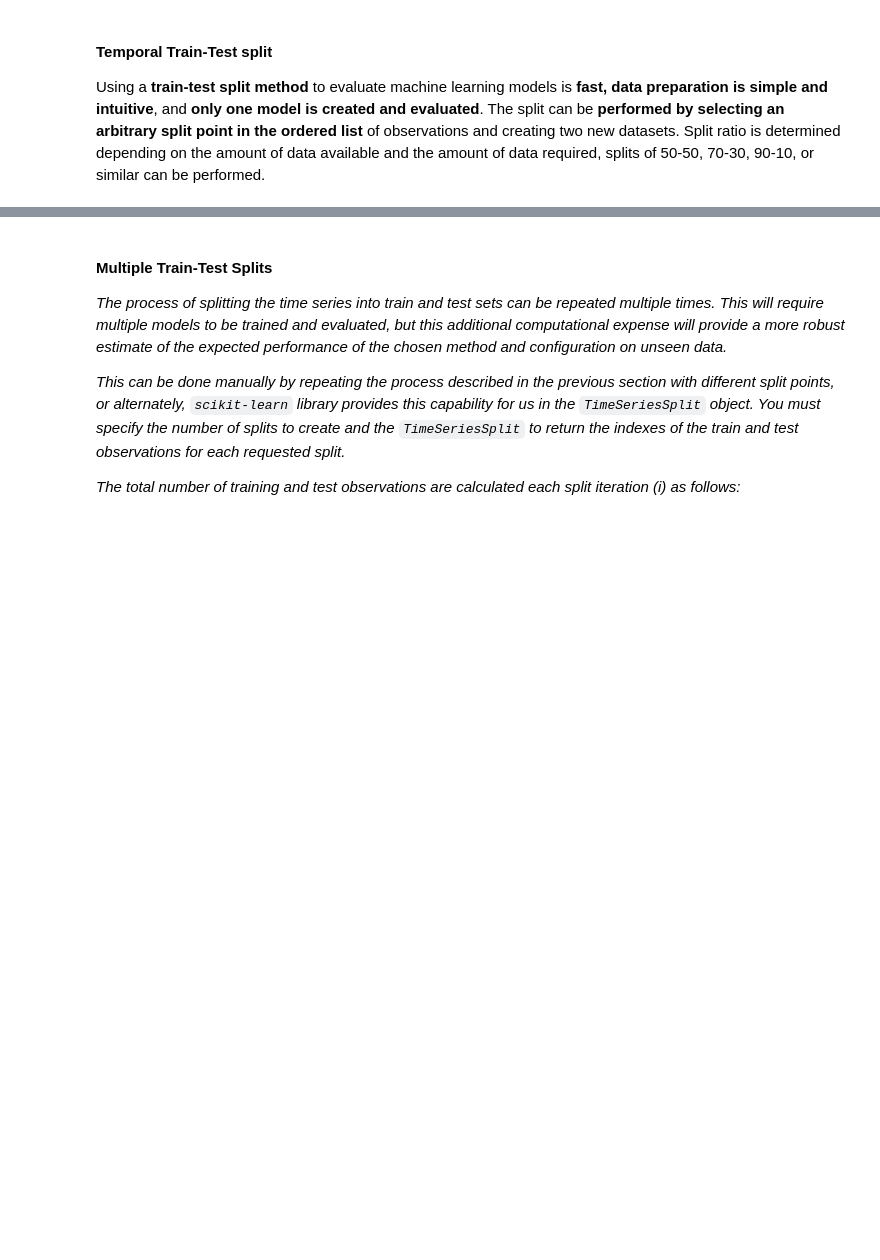
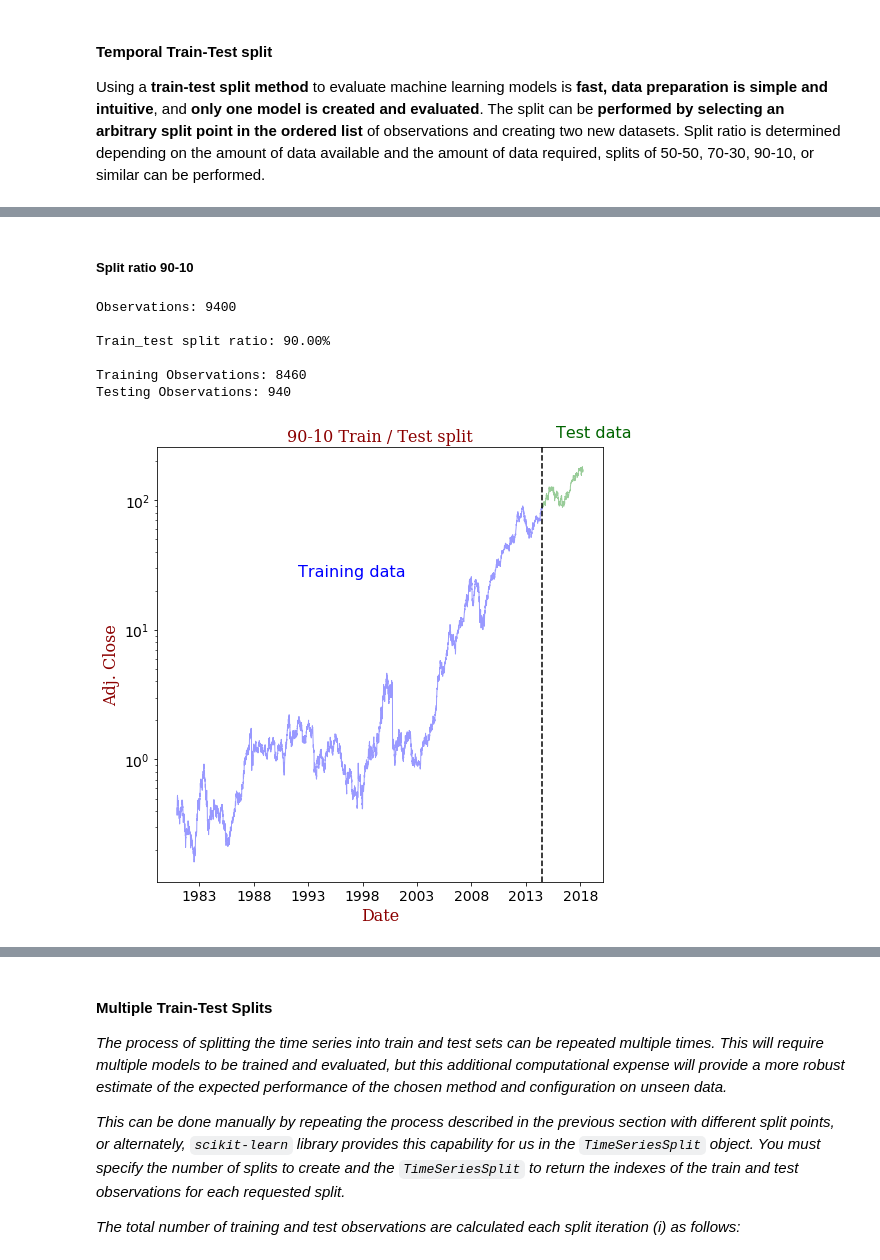
Before and after one commit to TTTTTTT114/MIE1628-Final_Project, a Jupyter notebook: stock_ann.ipynb, the cells around one changed output, grey strips where cells are left out. Saved outputs shown, nothing was run; the diff lists cells and outputs as text; code cells hidden in the pictures; blank space fills up the shorter version.

```diff
--- a/stock_ann.ipynb
+++ b/stock_ann.ipynb
@@ -330,0 +363,23 @@ Testing Observations: 4700
+# %% [markdown]
+##### Split ratio 90-10
+# %%
+# select the series to be modeled
+col_name = 'Adj. Close'
+X = apple[col_name]
+
+
+# set train subset ratio
+train_subset_ratio = 9 / 10
+split_title = '90-10 Train / Test split'
+
+train_9010, test_9010 = train_test_split(X, train_subset_ratio)
+
+plot_split(train_9010, test_9010, plot_title=split_title, ylabel=col_name)
+# %% [output]
+Observations: 9400
+
+Train_test split ratio: 90.00%
+
+Training Observations: 8460
+Testing Observations: 940
+[figure, added]
```
Also changed, not shown: parts of 6 cells of this notebook.
